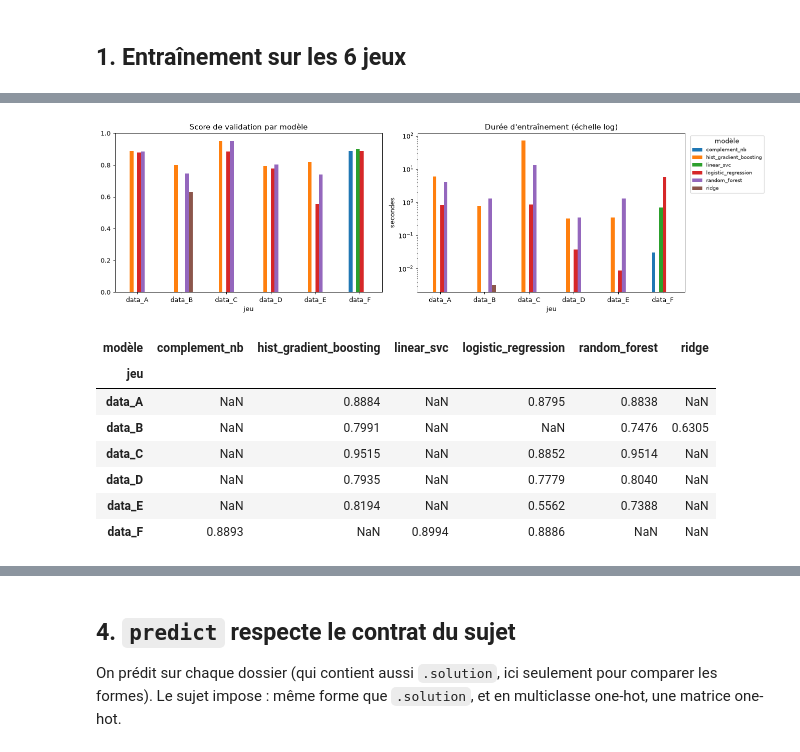
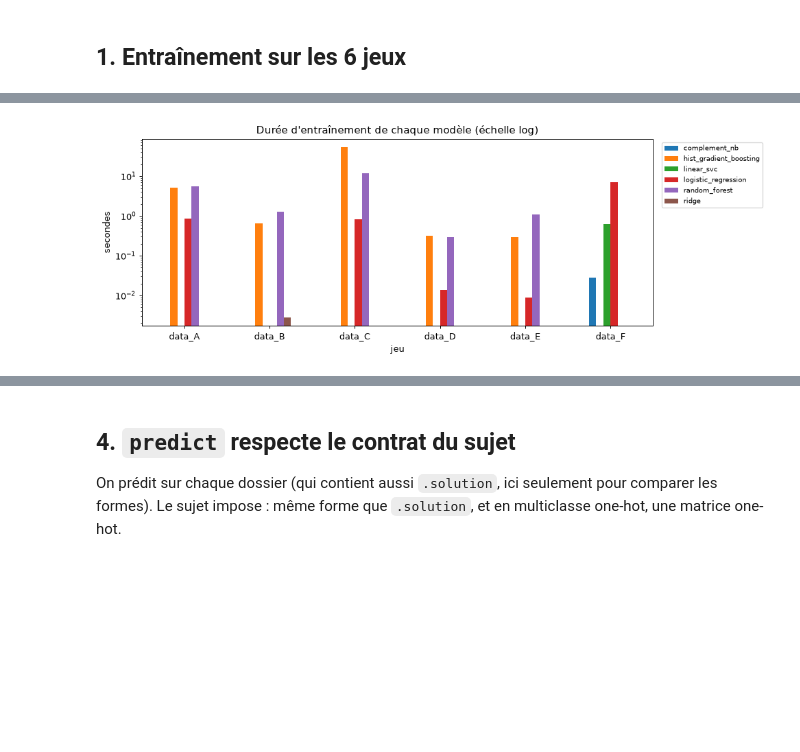
Before and after one commit to nkeoualionel1/AutoML, a Jupyter notebook: notebooks/05_etape3_modeles.ipynb, the cells around one changed output, grey strips where cells are left out. Cells and saved outputs as stored; diff of their text form; code cells hidden in the pictures; blank space fills up the shorter version.

Commit message:
docs: notebook 05 affiche les scores bruts de chaque modèle, puis le score final

```diff
--- a/notebooks/05_etape3_modeles.ipynb
+++ b/notebooks/05_etape3_modeles.ipynb
@@ -47,6 +44,6 @@ for nom in JEUX:
     t0 = time.time()
     with contextlib.redirect_stdout(io.StringIO()):   # masque les messages de fit
         m = automl.AutoML().fit(os.path.join(DATA, nom))
-    resultats[nom] = (m, time.time() - t0)
-    print(f"{nom}: {m.task.task:18s} modèle retenu = {m.metrics['model']:24s} fit = {time.time() - t0:5.1f} s")
+    resultats[nom] = m
+    print(f"{nom}: tâche = {m.task.task:18s} modèle retenu = {m.metrics['model']:24s} fit = {time.time() - t0:5.1f} s")
 # %% [output]
@@ -63,0 +75,5 @@ Les modèles sont essayés **du moins cher au plus cher**. Un modèle n'est lanc
+# %%
+for nom, m in resultats.items():
+    board = pd.DataFrame(m.leaderboard).set_index("modèle").drop(columns="score")
+    display(Markdown(f"**{nom}** ({m.task.task}) : modèle retenu = `{m.metrics['model']}`"))
+    display(board)
@@ -64,26 +117,9 @@ Les modèles sont essayés **du moins cher au plus cher**. Un modèle n'est lanc
 # %%
-lignes = []
-for nom, (m, _) in resultats.items():
-    for modele, score, duree in m.leaderboard:
-        lignes.append({"jeu": nom, "modèle": modele, "score validation": score, "durée (s)": duree})
-board = pd.DataFrame(lignes)
-
-fig, axes = plt.subplots(1, 2, figsize=(15, 4.5))
-board.pivot(index="jeu", columns="modèle", values="score validation").plot.bar(ax=axes[0], rot=0)
-axes[0].set_title("Score de validation par modèle"); axes[0].set_ylim(0, 1)
-axes[0].get_legend().remove()
-board.pivot(index="jeu", columns="modèle", values="durée (s)").plot.bar(ax=axes[1], rot=0, logy=True)
-axes[1].set_title("Durée d'entraînement (échelle log)"); axes[1].set_ylabel("secondes")
-axes[1].legend(fontsize=8, bbox_to_anchor=(1.01, 1), loc="upper left", title="modèle")
+lignes = [{"jeu": nom, "modèle": r["modèle"], "durée (s)": r["durée (s)"]}
+          for nom, m in resultats.items() for r in m.leaderboard]
+pd.DataFrame(lignes).pivot(index="jeu", columns="modèle", values="durée (s)").plot.bar(
+    rot=0, logy=True, figsize=(11, 4), title="Durée d'entraînement de chaque modèle (échelle log)")
+plt.ylabel("secondes"); plt.legend(fontsize=8, bbox_to_anchor=(1.01, 1), loc="upper left")
 plt.tight_layout(); plt.show()
-board.pivot(index="jeu", columns="modèle", values="score validation").round(4)
 # %% [output]
-[figure, old version]
+[figure, new version]
-| modèle | complement_nb | hist_gradient_boosting | linear_svc | logistic_regression | random_forest | ridge |
-| jeu |  |  |  |  |  |  |
-| data_A | NaN | 0.8884 | NaN | 0.8795 | 0.8838 | NaN |
-| data_B | NaN | 0.7991 | NaN | NaN | 0.7476 | 0.6305 |
-| data_C | NaN | 0.9515 | NaN | 0.8852 | 0.9514 | NaN |
-| data_D | NaN | 0.7935 | NaN | 0.7779 | 0.8040 | NaN |
-| data_E | NaN | 0.8194 | NaN | 0.5562 | 0.7388 | NaN |
-| data_F | 0.8893 | NaN | 0.8994 | 0.8886 | NaN | NaN |
```
Also changed, not shown: parts of 13 cells of this notebook.
